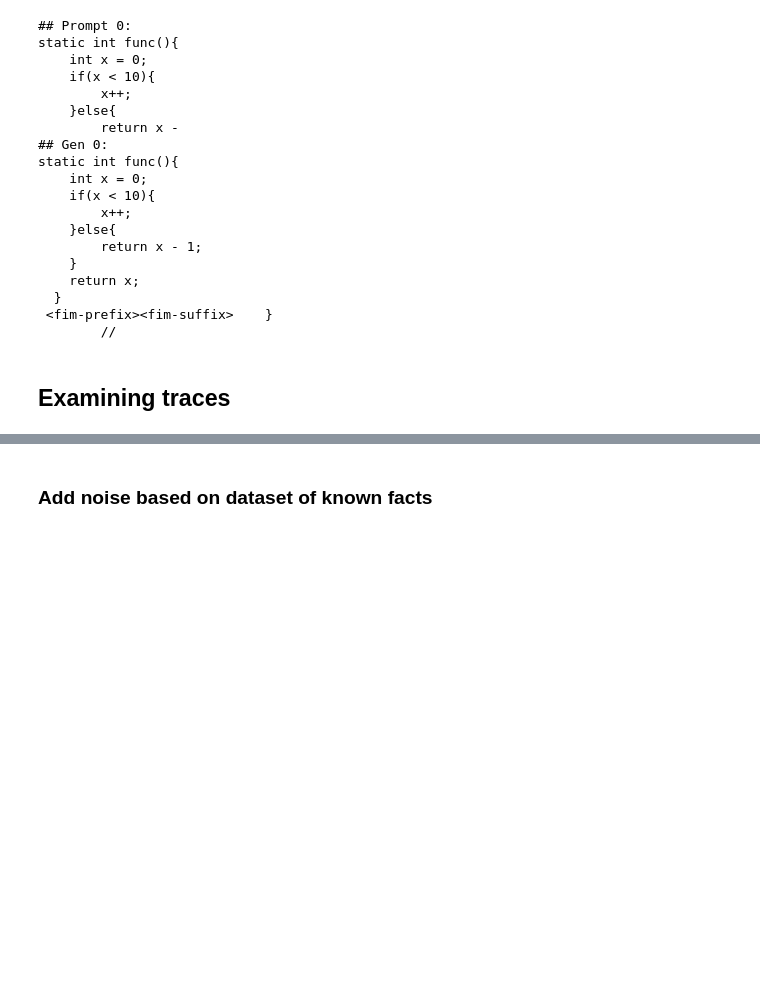
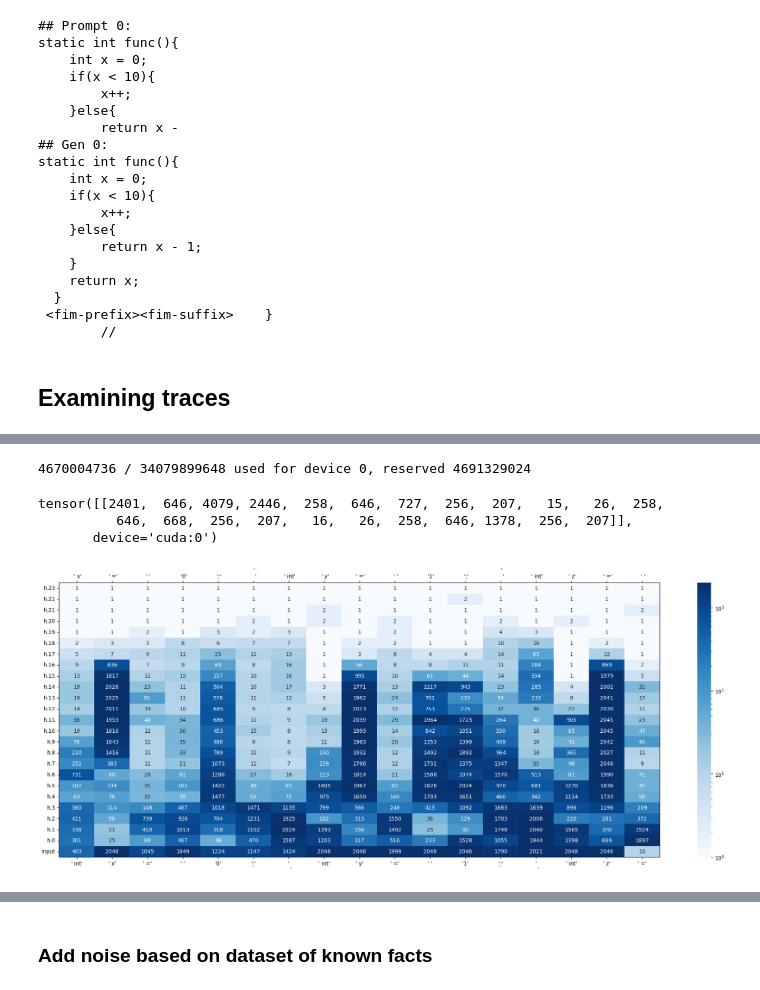
Before and after one commit to nuprl/codetrace, a Jupyter notebook: codetrace.ipynb, the cells around one changed output, grey strips where cells are left out. Saved outputs shown, nothing was run; the diff lists cells and outputs as text; code cells hidden in the pictures; blank space fills up the shorter version.

Commit message:
logit lens test

```diff
--- a/codetrace.ipynb
+++ b/codetrace.ipynb
@@ -53,7 +53,7 @@ model_name = "bigcode/santacoder"
 mt = ModelAndTokenizer(
     model_name,
     low_cpu_mem_usage=True, # set false and provide device=INT for cuda device
-    torch_dtype=(torch.float16 if "20b" in model_name else None),
+    torch_dtype=torch.float32,
     trust_remote_code=True
 )
 mt.tokenizer.pad_token = mt.tokenizer.eos_token
@@ -236,0 +288,4 @@ txt, ret_dict
+# %%
+check_devs()
+# %% [output]
+4670004736 / 34079899648 used for device 0, reserved 4691329024
@@ -237,3 +296,37 @@ txt, ret_dict
+# %%
+from transformer_utils.logit_lens import plot_logit_lens
+from transformer_utils.logit_lens.plotting import collect_logits,postprocess_logits
+from transformer_utils.logit_lens.layer_names import make_layer_names
+
+prompts = [
+'''static int func(){
+    int x = 0;
+    int y = 1;
+    int z = ''',
+# '''static String func(){
+#     String x = "x";
+#     String y = "y";
+#     String z ='''
+]
+
+tokenized = mt.tokenizer(prompts, padding=True, return_tensors="pt").to(mt.model.device)
+input_ids = tokenized["input_ids"]
+print(input_ids)
+
+layer_names = make_layer_names(mt.model)
+decoder_layer_names=['ln_f']
+layer_logits, layer_names = collect_logits(
+        mt.model, input_ids, layer_names=layer_names, decoder_layer_names=decoder_layer_names,
+    )
+
+layer_preds, layer_probs = postprocess_logits(layer_logits)
+
+plot_logit_lens(mt.model, mt.tokenizer,  input_ids, start_ix=5, end_ix = -1, ranks=True, probs=True, decoder_layer_names= decoder_layer_names, verbose=True)
+# %% [output]
+tensor([[2401,  646, 4079, 2446,  258,  646,  727,  256,  207,   15,   26,  258,
+          646,  668,  256,  207,   16,   26,  258,  646, 1378,  256,  207]],
+       device='cuda:0')
+[figure, added]
 # %% [markdown]
 ## Scanning + tracing locations for typing knowledge based on Exploration Dataset
 
```
Also changed, not shown: parts of 8 cells of this notebook, 6 other files.
